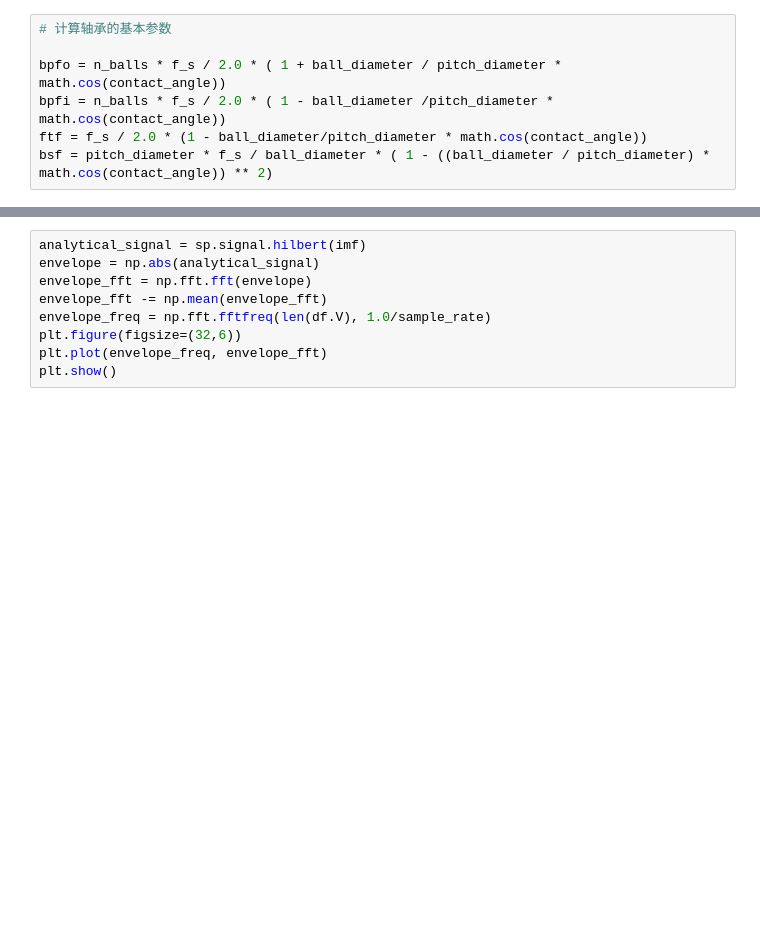
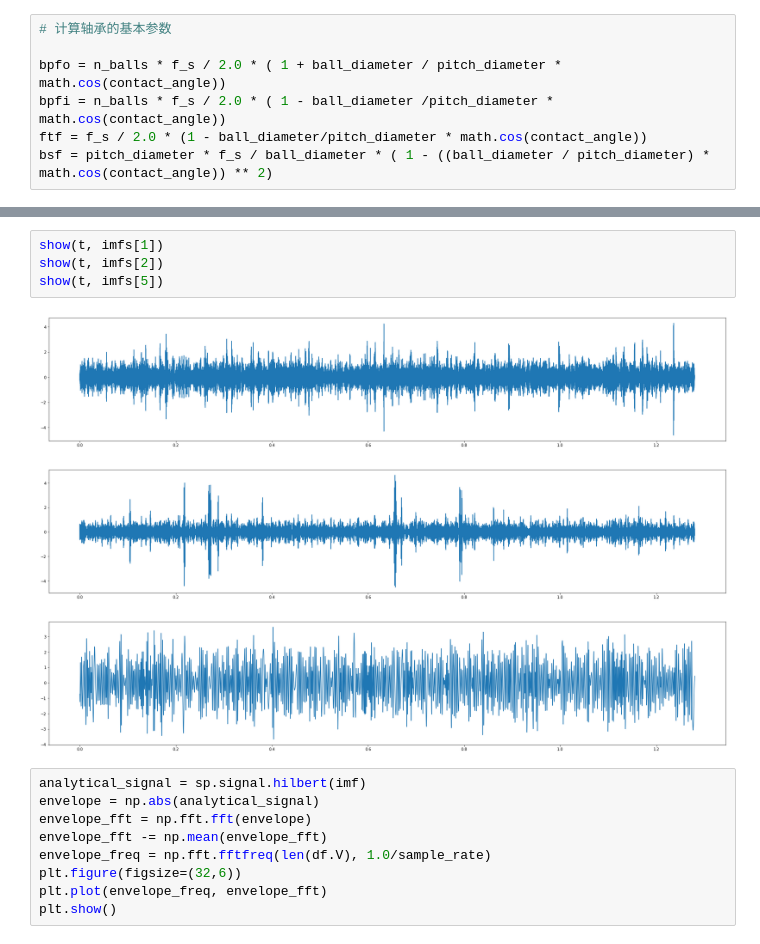
Before and after one commit to zhanghongquan/phmnote, a Jupyter notebook: 基于ar的故障频率探测/xjtu-sy/emd-envelope.ipynb, the cells around one changed output, grey strips where cells are left out. Cells and saved outputs as stored; diff of their text form; blank space fills up the shorter version.

```diff
--- a/基于ar的故障频率探测/xjtu-sy/emd-envelope.ipynb
+++ b/基于ar的故障频率探测/xjtu-sy/emd-envelope.ipynb
@@ -33,3 +41,11 @@ imf = imfs[0]
+# %%
+show(t, imfs[1])
+show(t, imfs[2])
+show(t, imfs[5])
+# %% [output]
+[figure, added]
+[figure, added]
+[figure, added]
 # %%
 analytical_signal = sp.signal.hilbert(imf)
 envelope = np.abs(analytical_signal)
```
Also changed, not shown: parts of 2 cells of this notebook.
